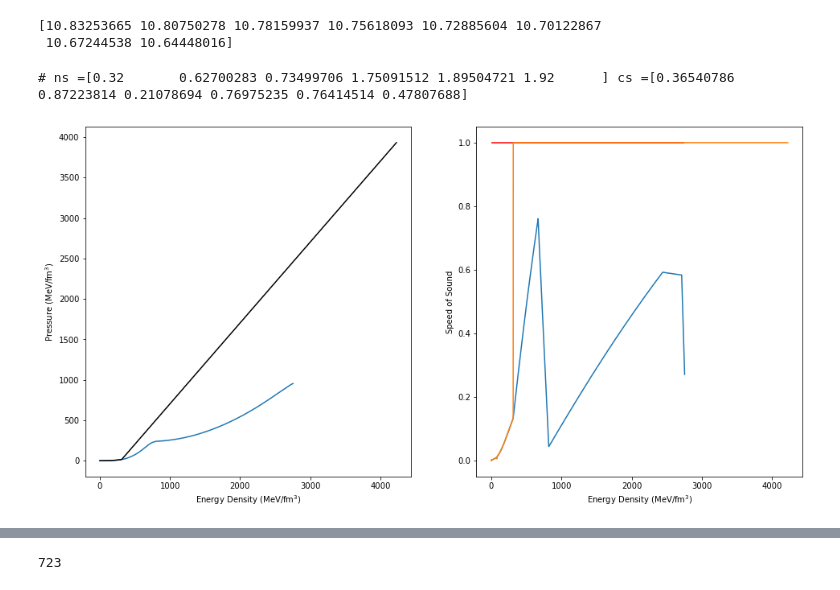
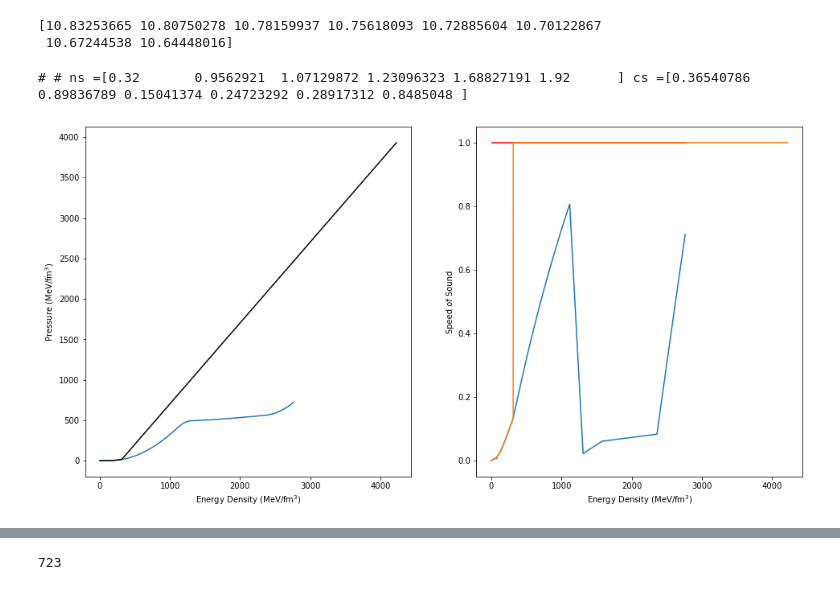
Before and after one commit to bking-astro/eos_construction, a Jupyter notebook: notebooks/Visualize_MRL.ipynb, the cells around one changed output, grey strips where cells are left out. Drawn from its saved outputs; the diff is of its cells as text; code cells hidden in the pictures.

```diff
--- a/notebooks/Visualize_MRL.ipynb
+++ b/notebooks/Visualize_MRL.ipynb
@@ -8,7 +8,7 @@ import pandas as pd
 # %%
 ext_type = 'poly'
 nsamp = 5
-newsavename = None
+newsavename = '_fixgamma100'
 
 if newsavename == None:
     EOSdir_name = ext_type+str(nsamp)+'EOS'
@@ -296,0 +295,19 @@ plt.legend()
+# %%
+datapath = "/Users/brendanking/Documents/LANL/LANL_project/data/"
+index_list = range(1,100)
+for i in range(nsamp-1):
+    ns_stats = EOS_ns_stats(datapath, "poly", nsamp, i+2, index_list, newsavename='_fixgamma100', plot=False)
+#     plt.hist(ns_stats, bins=25, histtype='step', label='ns #'+str(i+2))
+
+    # initialize previous stats array
+    if i==0:
+        past_ns = np.zeros(ns_stats.shape)
+
+    # calc difference
+    dif_ns = ns_stats - past_ns
+    # put new old values into array
+    past_ns = ns_stats
+
+    plt.hist(dif_ns, bins=25, histtype='step', label='ns #'+str(i+2))
+
+plt.legend()
@@ -331,7 +351,7 @@ Text(0.5, 0, 'Mass (Mo)')
 # %%
 def plotEOS(ext_type, nsamp, index):
     EOSdir_name = ext_type+str(nsamp)+'EOS'
-    datapath = os.getcwd() + "/data/"
+    datapath = '/Users/brendanking/Documents/LANL/eos_data/'
 
     EOS = np.loadtxt(datapath+EOSdir_name+'/'+str(index)+'.dat')
     n = EOS[:,0]
@@ -353,7 +373,7 @@ def plotEOS(ext_type, nsamp, index):
     ax[0].set_xlabel('Energy Density (MeV/fm$^3$)')
     ax[0].set_ylabel('Pressure (MeV/fm$^3$)')
 
-    cs_eq1EOS = np.loadtxt(datapath+"cs_eq1EOS")
+    cs_eq1_EOS = np.loadtxt(datapath+"cs_eq1EOS")
     ax[0].plot(cs_eq1_EOS[:,2], cs_eq1_EOS[:,1], color='black', label="cs=1")
 
     cs_eq1 = np.zeros(cs_eq1_EOS.shape[0]-1)
@@ -400,8 +420,8 @@ print(MRL[72:87,1])
 [10.83253665 10.80750278 10.78159937 10.75618093 10.72885604 10.70122867
  10.67244538 10.64448016]
 # %%
-index = 4001
+index = 2003
 plotEOS('cs', 5, index)
 # %% [output]
-# ns =[0.32       0.62700283 0.73499706 1.75091512 1.89504721 1.92      ] cs =[0.36540786 0.87223814 0.21078694 0.76975235 0.76414514 0.47807688]
+# # ns =[0.32       0.9562921  1.07129872 1.23096323 1.68827191 1.92      ] cs =[0.36540786 0.89836789 0.15041374 0.24723292 0.28917312 0.8485048 ]
-[figure, old version]
+[figure, new version]
```
Also changed, not shown: parts of 8 cells of this notebook, 2 other files.
